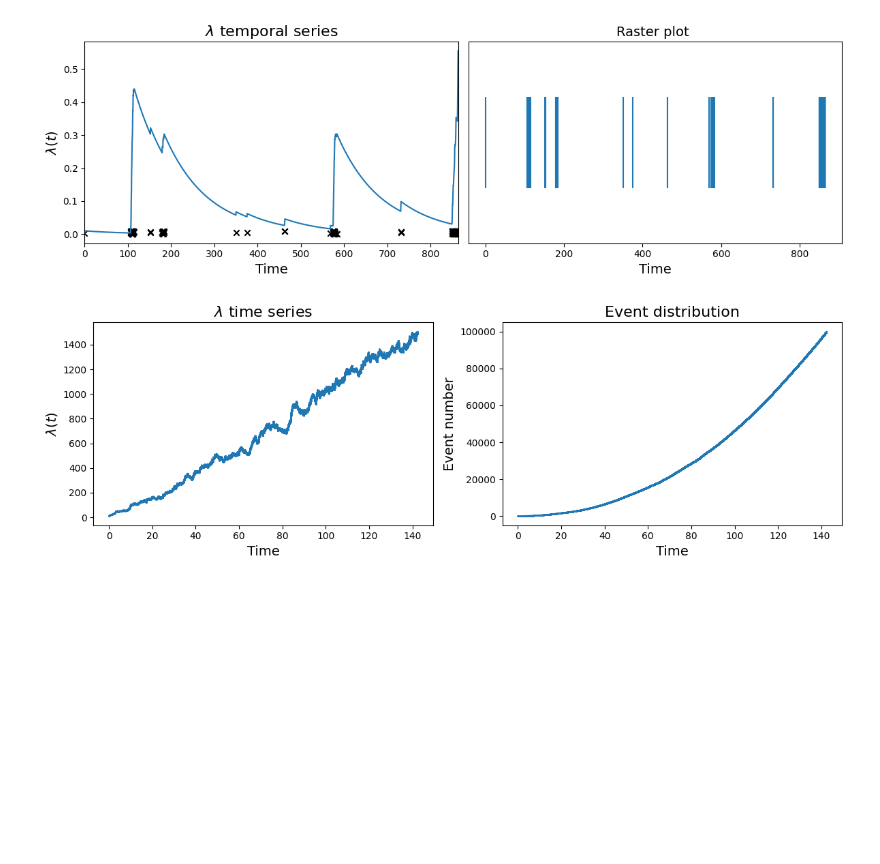
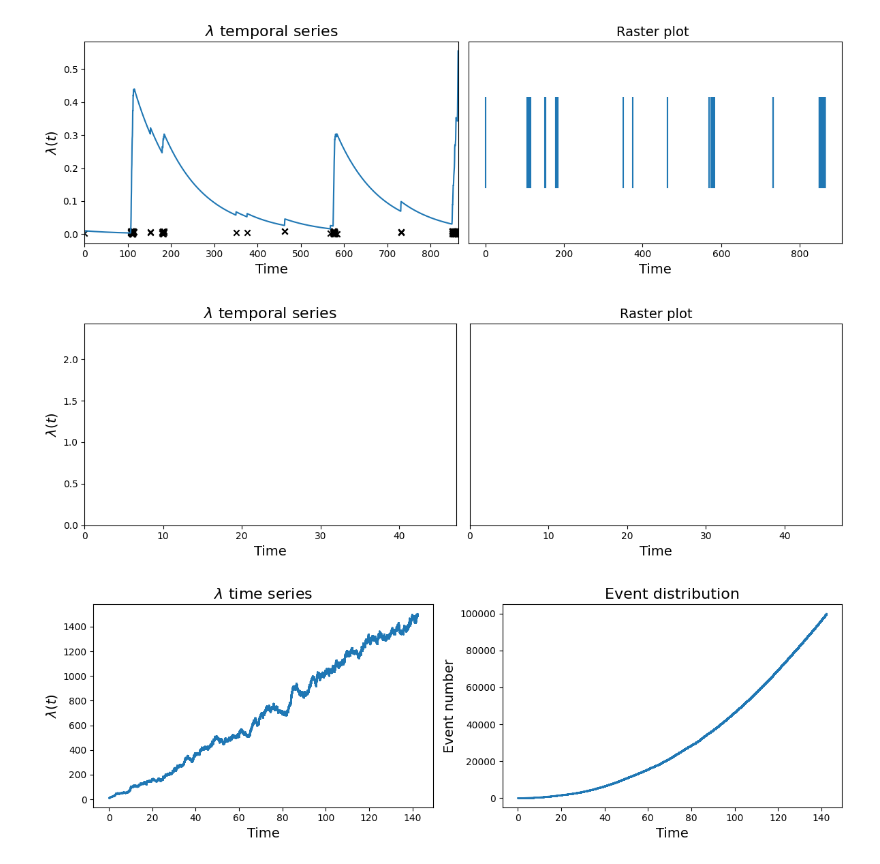
Before and after one commit to RivasAntonio/TFM, a Jupyter notebook: Códigos/Hawkes/Pruebas.ipynb, the cells around one changed output. Cells and saved outputs as stored; diff of their text form; code cells hidden in the pictures; blank space fills up the shorter version.

```diff
--- a/Códigos/Hawkes/Pruebas.ipynb
+++ b/Códigos/Hawkes/Pruebas.ipynb
@@ -91,6 +91,75 @@ plt.tight_layout()
 plt.show()
 # %% [output]
 [figure]
+# %%
+# Variables iniciales
+n_events = [0]
+times_between_events = [0]
+mu = 0.010
+rate = [mu]
+n = 1
+N = 150
+
+# Generación de datos
+for i in range(N):
+    rate_tk, xk = algorithm(rate[-1], mu, n)
+    rate.append(rate_tk)
+    times_between_events.append(xk)
+    n_events.append(i + 1)
+
+times = np.cumsum(times_between_events)
+
+def intensity(past, t, mu):
+    past = np.asarray(past)
+    past = past[past < t]
+    return mu * np.exp(-mu * (t - past)).sum()
+
+x = np.linspace(0, max(times), 2000)
+y = [intensity(times, t, mu) for t in x]
+
+# Configuración de la figura y ejes
+fig, (ax0, ax1) = plt.subplots(1, 2, figsize=(12, 4))
+
+# Configuración inicial de las gráficas
+ax0.set_xlim(0, max(times))
+ax0.set_ylim(0, max(y) + 1)
+ax0.set_title('$\lambda$ temporal series', fontsize=16)
+ax0.set_xlabel('Time', fontsize=14)
+ax0.set_ylabel('$\lambda (t)$', fontsize=14)
+
+ax1.set_xlim(0, max(times))
+ax1.set_ylim(0, 1)
+ax1.set_xlabel('Time', fontsize=14)
+ax1.set_yticks([])
+ax1.set_title('Raster plot', fontsize=14)
+
+line, = ax0.plot([], [], lw=2)
+scatter = ax0.scatter([], [], marker='x', color='black')
+events = ax1.eventplot([], orientation='horizontal', linelengths=0.5)[0]  # Obtener el primer LineCollection
+
+def init():
+    line.set_data([], [])
+    scatter.set_offsets(np.empty((0, 2)))  # Vacío con forma (0, 2)
+    events.set_segments([])
+    return line, scatter, events
+
+def update(frame):
+    current_time = times[frame]
+    current_intensity = y[:frame + 1]
+    current_times = times[:frame + 1]
+
+    line.set_data(x[:frame + 1], current_intensity)
+    scatter.set_offsets(np.c_[current_times, np.random.random(len(current_times)) * 0.01])
+    events.set_segments([[[t, 0], [t, 1]] for t in current_times])
+
+    return line, scatter, events
+
+ani = FuncAnimation(fig, update, frames=len(times), init_func=init, blit=True, repeat=False)
+
+plt.tight_layout()
+plt.show()
+# %% [output]
+[figure, added]
 # %%
 n_events = [0]
 times_between_events = [0]
```
Also changed, not shown: 18 other files.
